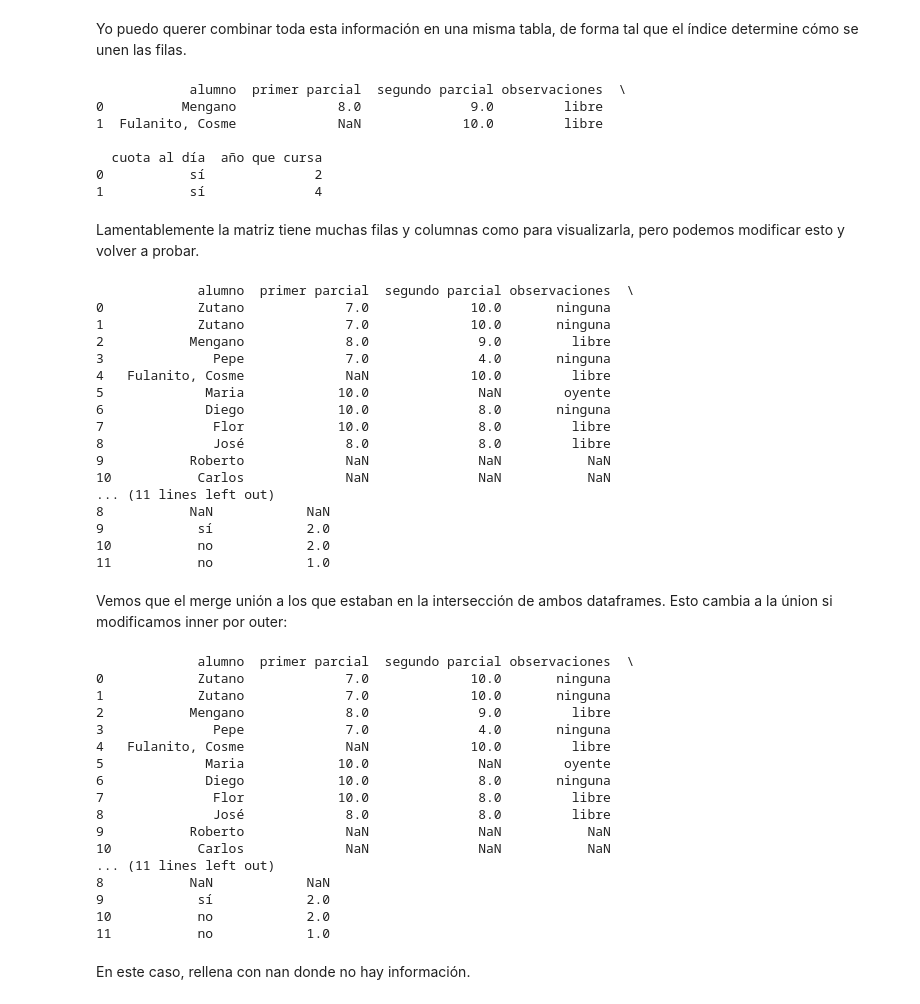
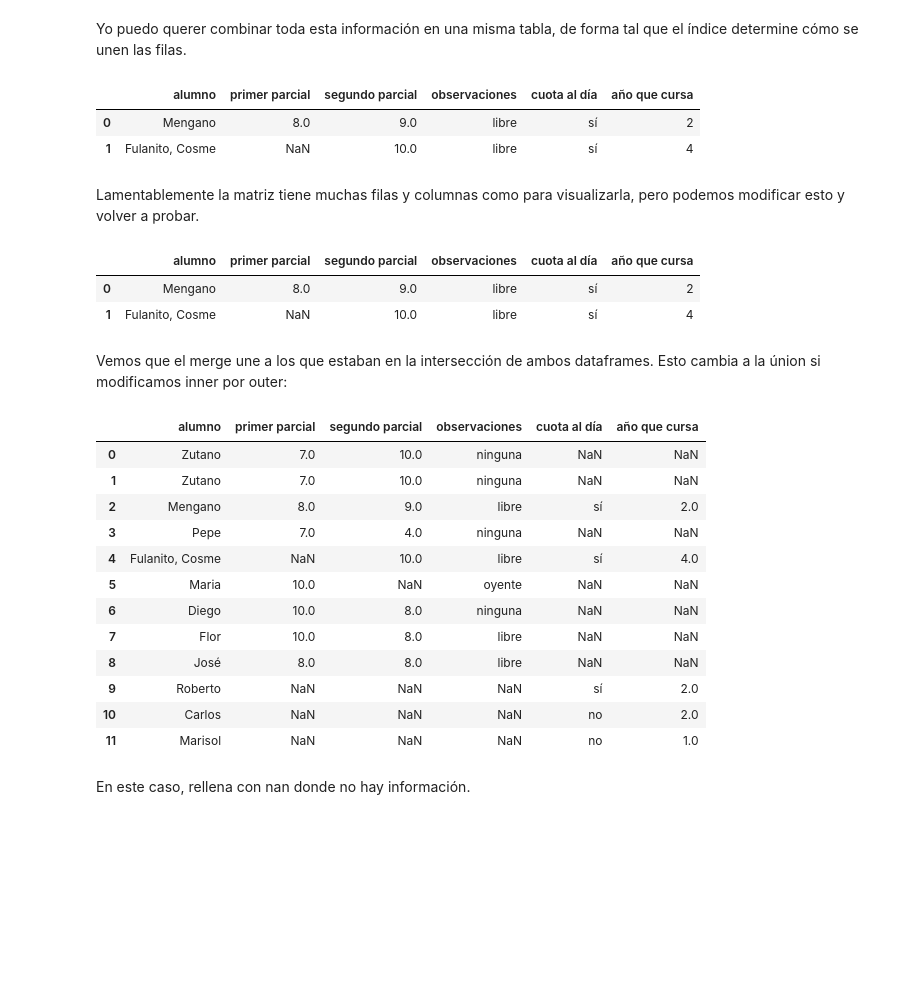
Before and after one commit to PabloDiosquez/Labo_De_Datos_UBA, a Jupyter notebook: Clase_02_tercera_parte_dataframes_de_Pandas.ipynb, the cells around one changed output. Cells and saved outputs as stored; diff of their text form; code cells hidden in the pictures; blank space fills up the shorter version.

```diff
--- a/Clase_02_tercera_parte_dataframes_de_Pandas.ipynb
+++ b/Clase_02_tercera_parte_dataframes_de_Pandas.ipynb
@@ -414,61 +422,39 @@ Yo puedo querer combinar toda esta información en una misma tabla, de forma tal
 pd.options.display.max_rows = 100
 pd.options.display.max_columns = 100
 df_all = pd.merge(df_DNI,df_1, how="inner")
-print(df_all)
+df_all
 # %% [output]
-            alumno  primer parcial  segundo parcial observaciones  \
-0          Mengano             8.0              9.0         libre
-1  Fulanito, Cosme             NaN             10.0         libre
-
-  cuota al día  año que cursa
-0           sí              2
-1           sí              4
+|  | alumno | primer parcial | segundo parcial | observaciones | cuota al día | año que cursa |
+| 0 | Mengano | 8.0 | 9.0 | libre | sí | 2 |
+| 1 | Fulanito, Cosme | NaN | 10.0 | libre | sí | 4 |
 # %% [markdown]
 Lamentablemente la matriz tiene muchas filas y columnas como para visualizarla, pero podemos modificar esto y volver a probar.
 # %%
 pd.options.display.max_rows = 100
 pd.options.display.max_columns = 100
-print(df_all)
+df_all
 # %% [output]
-             alumno  primer parcial  segundo parcial observaciones  \
-0            Zutano             7.0             10.0       ninguna
-1            Zutano             7.0             10.0       ninguna
-2           Mengano             8.0              9.0         libre
-3              Pepe             7.0              4.0       ninguna
-4   Fulanito, Cosme             NaN             10.0         libre
-5             Maria            10.0              NaN        oyente
-6             Diego            10.0              8.0       ninguna
-7              Flor            10.0              8.0         libre
-8              José             8.0              8.0         libre
-9           Roberto             NaN              NaN           NaN
-10           Carlos             NaN              NaN           NaN
-... (11 lines left out)
-8           NaN            NaN
-9            sí            2.0
-10           no            2.0
-11           no            1.0
+|  | alumno | primer parcial | segundo parcial | observaciones | cuota al día | año que cursa |
+| 0 | Mengano | 8.0 | 9.0 | libre | sí | 2 |
+| 1 | Fulanito, Cosme | NaN | 10.0 | libre | sí | 4 |
 # %% [markdown]
-Vemos que el merge unión a los que estaban en la intersección de ambos dataframes. Esto cambia a la únion si modificamos inner por outer:
+Vemos que el merge une a los que estaban en la intersección de ambos dataframes. Esto cambia a la únion si modificamos inner por outer:
 # %%
 df_all = pd.merge(df_DNI,df_1, how="outer")
-print(df_all)
+df_all
 # %% [output]
-             alumno  primer parcial  segundo parcial observaciones  \
-0            Zutano             7.0             10.0       ninguna
-1            Zutano             7.0             10.0       ninguna
-2           Mengano             8.0              9.0         libre
-3              Pepe             7.0              4.0       ninguna
-4   Fulanito, Cosme             NaN             10.0         libre
-5             Maria            10.0              NaN        oyente
-6             Diego            10.0              8.0       ninguna
-7              Flor            10.0              8.0         libre
-8              José             8.0              8.0         libre
-9           Roberto             NaN              NaN           NaN
-10           Carlos             NaN              NaN           NaN
-... (11 lines left out)
-8           NaN            NaN
-9            sí            2.0
-10           no            2.0
-11           no            1.0
+|  | alumno | primer parcial | segundo parcial | observaciones | cuota al día | año que cursa |
+| 0 | Zutano | 7.0 | 10.0 | ninguna | NaN | NaN |
+| 1 | Zutano | 7.0 | 10.0 | ninguna | NaN | NaN |
+| 2 | Mengano | 8.0 | 9.0 | libre | sí | 2.0 |
+| 3 | Pepe | 7.0 | 4.0 | ninguna | NaN | NaN |
+| 4 | Fulanito, Cosme | NaN | 10.0 | libre | sí | 4.0 |
+| 5 | Maria | 10.0 | NaN | oyente | NaN | NaN |
+| 6 | Diego | 10.0 | 8.0 | ninguna | NaN | NaN |
+| 7 | Flor | 10.0 | 8.0 | libre | NaN | NaN |
+| 8 | José | 8.0 | 8.0 | libre | NaN | NaN |
+| 9 | Roberto | NaN | NaN | NaN | sí | 2.0 |
+| 10 | Carlos | NaN | NaN | NaN | no | 2.0 |
+| 11 | Marisol | NaN | NaN | NaN | no | 1.0 |
 # %% [markdown]
 En este caso, rellena con nan donde no hay información.
```
Also changed, not shown: parts of 16 cells of this notebook.
